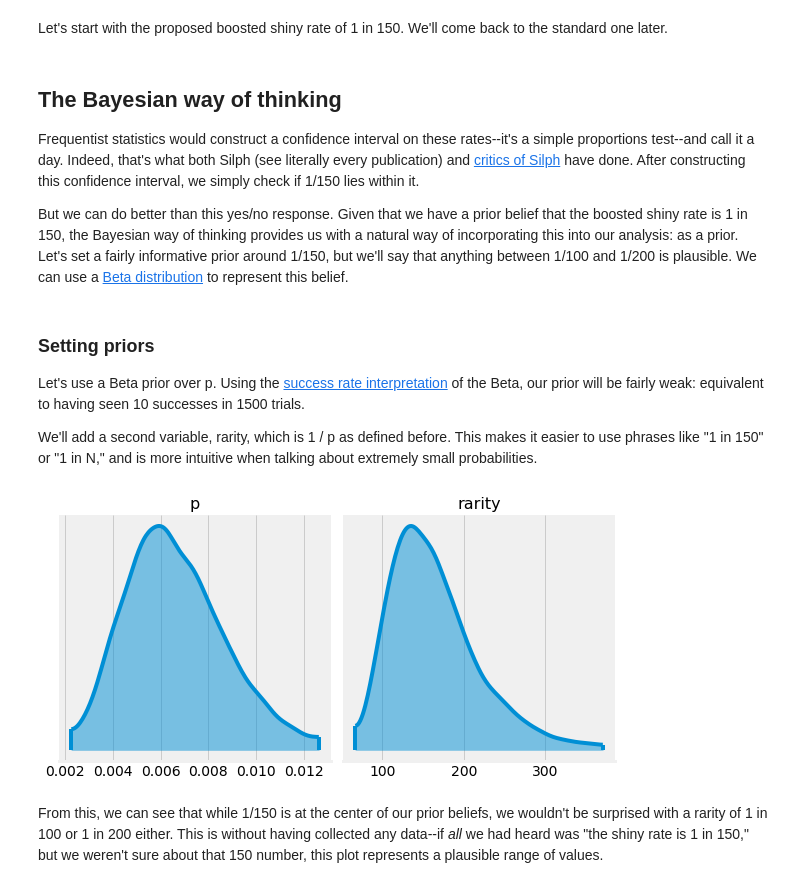
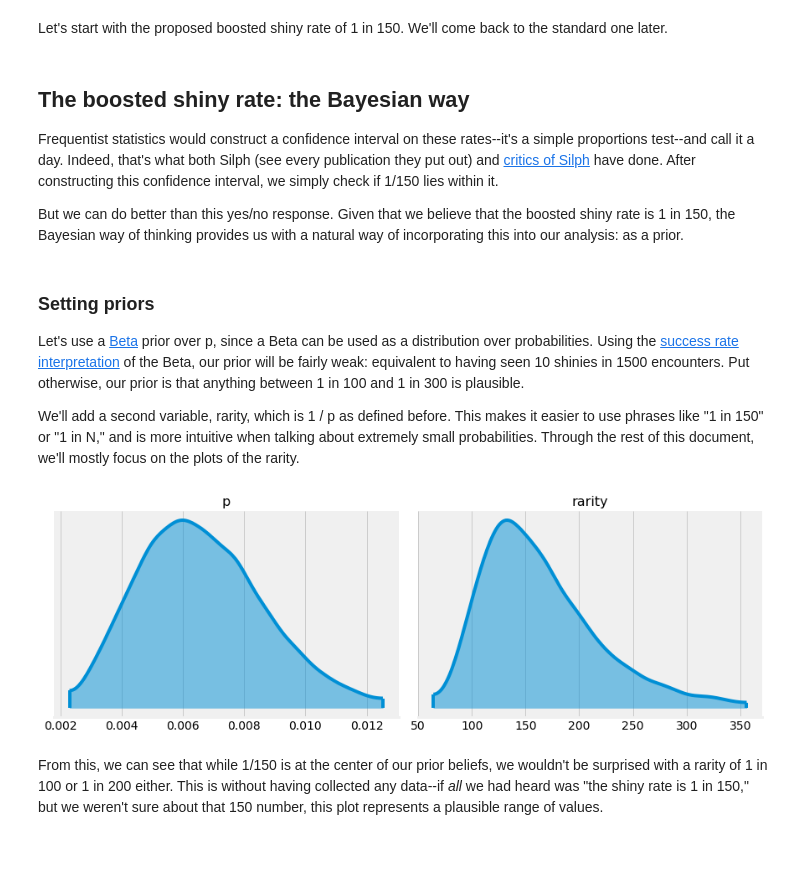
Before and after one commit to tuchandra/silph, a Jupyter notebook: analysis.ipynb, the cells around one changed output. Cells and saved outputs as stored; diff of their text form; code cells hidden in the pictures; blank space fills up the shorter version.

```diff
--- a/analysis.ipynb
+++ b/analysis.ipynb
@@ -88,10 +88,10 @@ unboosted
 # %% [markdown]
 Let's start with the proposed boosted shiny rate of 1 in 150. We'll come back to the standard one later.
 # %% [markdown]
-## The Bayesian way of thinking
-Frequentist statistics would construct a confidence interval on these rates--it's a simple proportions test--and call it a day. Indeed, that's what both Silph (see literally every publication) and [critics of Silph](https://old.reddit.com/r/TheSilphRoad/comments/dd6ln1/world_wide_oddish_shiny_rates/f2egcsx/) have done. After constructing this confidence interval, we simply check if 1/150 lies within it.
+## The boosted shiny rate: the Bayesian way
+Frequentist statistics would construct a confidence interval on these rates--it's a simple proportions test--and call it a day. Indeed, that's what both Silph (see every publication they put out) and [critics of Silph](https://old.reddit.com/r/TheSilphRoad/comments/dd6ln1/world_wide_oddish_shiny_rates/f2egcsx/) have done. After constructing this confidence interval, we simply check if 1/150 lies within it.
 
-But we can do better than this yes/no response. Given that we have a prior belief that the boosted shiny rate is 1 in 150, the Bayesian way of thinking provides us with a natural way of incorporating this into our analysis: as a prior. Let's set a fairly informative prior around 1/150, but we'll say that anything between 1/100 and 1/200 is plausible. We can use a [Beta distribution](https://en.m.wikipedia.org/wiki/Beta_distribution) to represent this belief.
+But we can do better than this yes/no response. Given that we believe that the boosted shiny rate is 1 in 150, the Bayesian way of thinking provides us with a natural way of incorporating this into our analysis: as a prior.
 # %%
 import arviz as az
 import pymc3 as pm
@@ -100,10 +99,10 @@ import seaborn as sns
 az.style.use("fivethirtyeight")
 # %% [markdown]
 ### Setting priors
-Let's use a Beta prior over p. Using the [success rate interpretation](https://stats.stackexchange.com/a/47782) of the Beta, our prior will be
-fairly weak: equivalent to having seen 10 successes in 1500 trials.
+Let's use a [Beta](https://en.m.wikipedia.org/wiki/Beta_distribution) prior over p, since a Beta can be used as a distribution over probabilities. Using the [success rate interpretation](https://stats.stackexchange.com/a/47782) of the Beta, our prior will be
+fairly weak: equivalent to having seen 10 shinies in 1500 encounters. Put otherwise, our prior is that anything between 1 in 100 and 1 in 300 is plausible.
 
-We'll add a second variable, rarity, which is 1 / p as defined before. This makes it easier to use phrases like "1 in 150" or "1 in N," and is more intuitive when talking about extremely small probabilities.
+We'll add a second variable, rarity, which is 1 / p as defined before. This makes it easier to use phrases like "1 in 150" or "1 in N," and is more intuitive when talking about extremely small probabilities. Through the rest of this document, we'll mostly focus on the plots of the rarity.
 # %%
 with pm.Model() as model:
     p = pm.Beta("p", alpha=10, beta=1490)
@@ -113,14 +112,14 @@ prior_samples = pm.sample_prior_predictive(samples=10000, model=model)
 # %%
 axes = az.plot_density(
     prior_samples,
     var_names=["p", "rarity"],
     point_estimate=None,
     credible_interval=0.99,
     shade=0.5,
-    figsize=(8, 4),
+    figsize=(12, 4),
 )
 # %% [output]
-[figure, old version]
+[figure, new version]
 # %% [markdown]
 From this, we can see that while 1/150 is at the center of our prior beliefs, we wouldn't be surprised with a rarity of 1 in 100 or 1 in 200 either. This is without having collected any data--if *all* we had heard was "the shiny rate is 1 in 150," but we weren't sure about that 150 number, this plot represents a plausible range of values.
 # %% [markdown]
```
Also changed, not shown: parts of 21 cells of this notebook.
